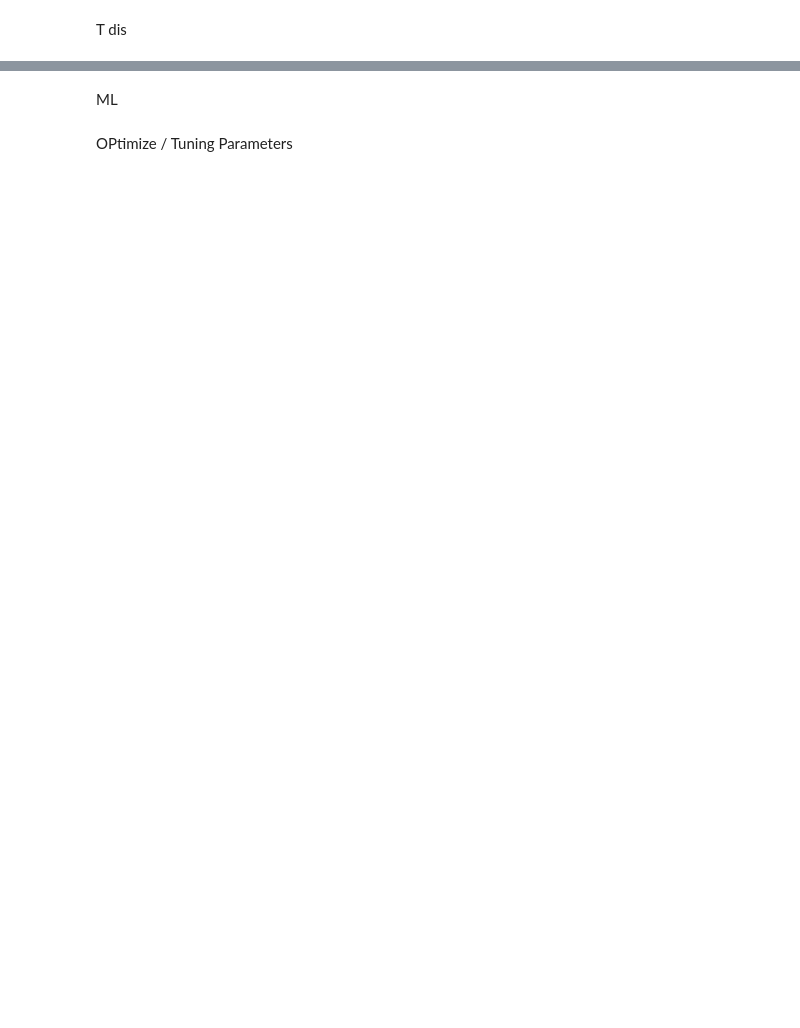
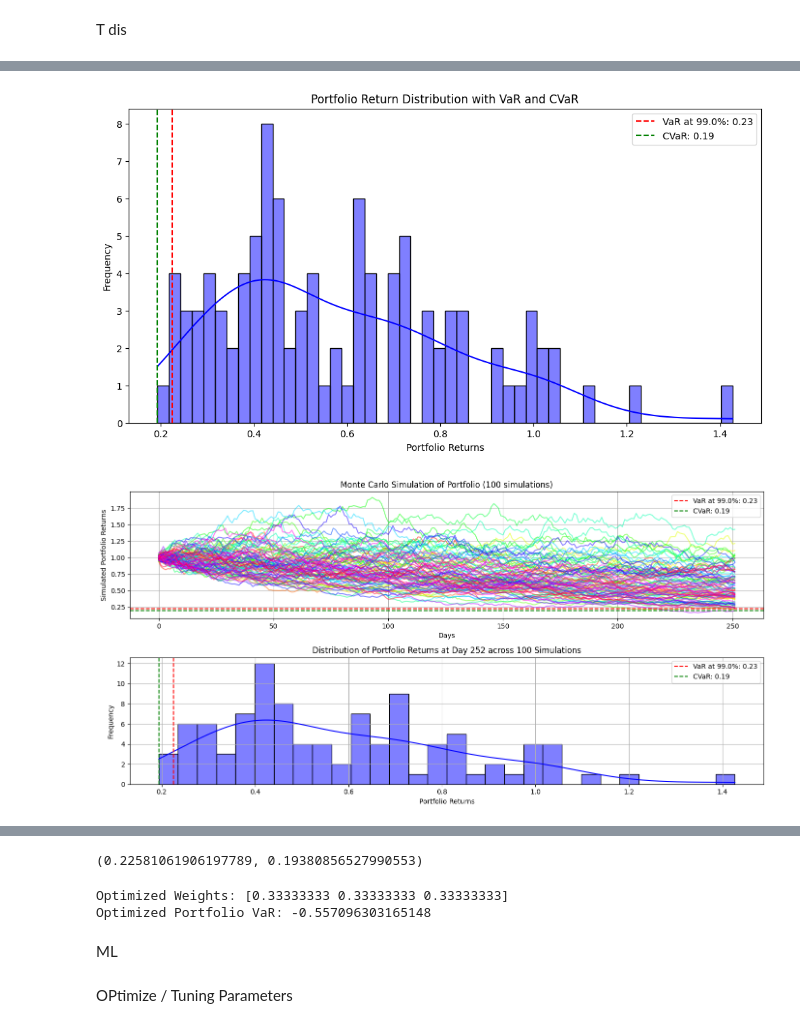
Before and after one commit to KunAn89/Modeling, a Jupyter notebook: Modeling_Market_Risk.ipynb, the cells around one changed output, grey strips where cells are left out. Saved outputs shown, nothing was run; the diff lists cells and outputs as text; code cells hidden in the pictures; blank space fills up the shorter version.

```diff
--- a/Modeling_Market_Risk.ipynb
+++ b/Modeling_Market_Risk.ipynb
@@ -765,0 +844,6 @@ initial = 100
+# %%
+weights = [1/len(dataframes)] * len(dataframes)
+plot_monte_carlo_portfolio_analysis(dataframes, weights, sheet_names)
+# %% [output]
+[figure, added]
+[figure, added]
@@ -765,0 +851 @@ initial = 100
+(0.22581061906197789, 0.19380856527990553)
@@ -766,3 +892,8 @@ initial = 100
+# %%
+optimized_weights, optimized_VaR = minimize_VaR(dataframes, sheet_names)
+# %% [output]
+Optimized Weights: [0.33333333 0.33333333 0.33333333]
+Optimized Portfolio VaR: -0.557096303165148
 # %% [markdown]
 ML
 # %% [markdown]
```
Also changed, not shown: parts of 22 cells of this notebook.
